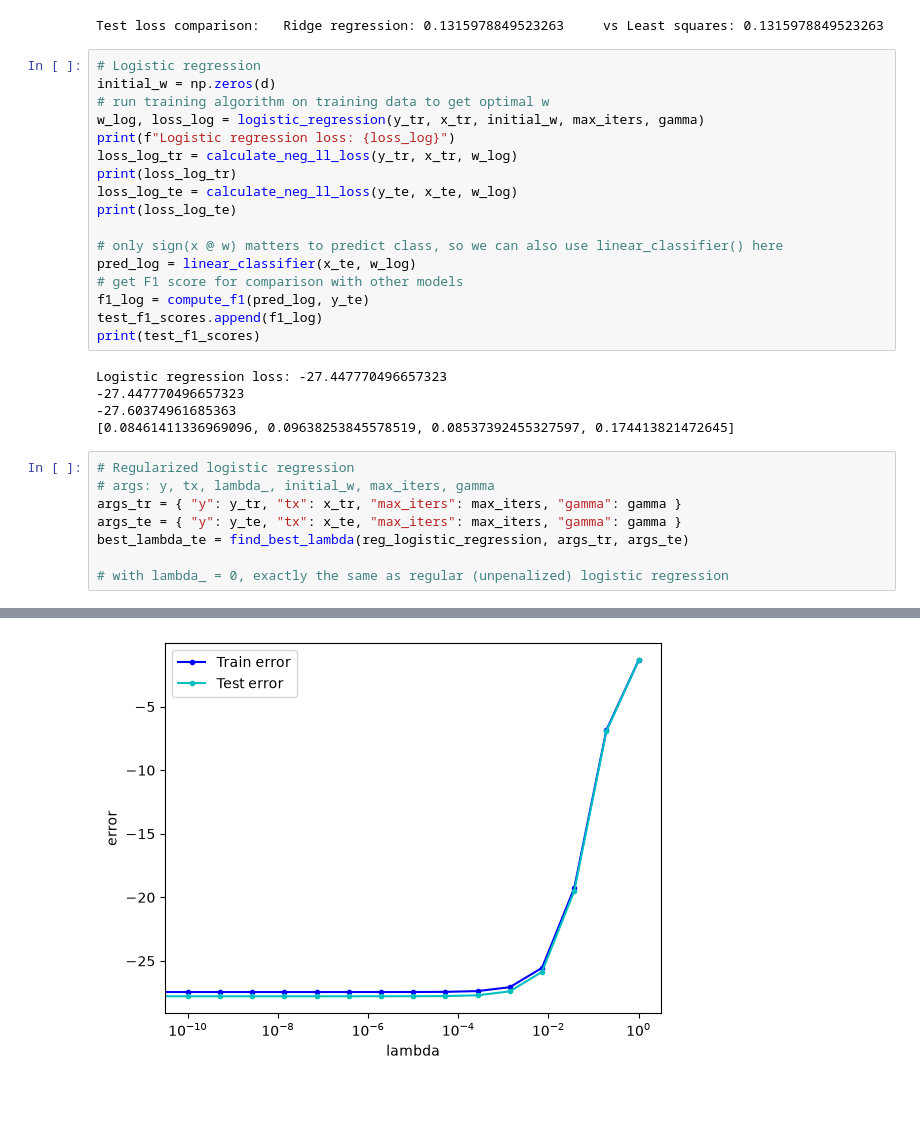
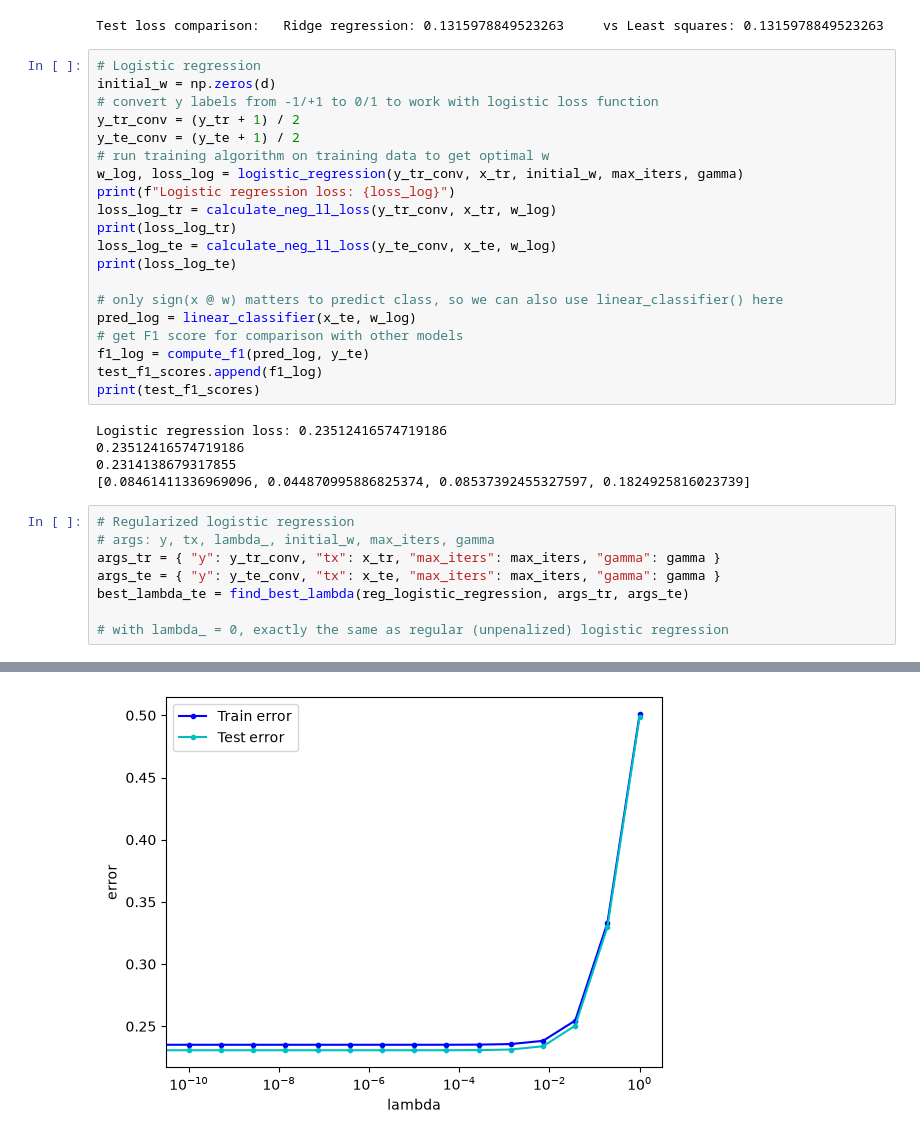
Before and after one commit to cheimatouihri/ML_PROJECT_CVD, a Jupyter notebook: asawyer_proj1_experimentation.ipynb, the cells around one changed output, grey strips where cells are left out. Cells and saved outputs as stored; diff of their text form; blank space fills up the shorter version.

Commit message:
update figure

```diff
--- a/asawyer_proj1_experimentation.ipynb
+++ b/asawyer_proj1_experimentation.ipynb
@@ -264,12 +265,15 @@ Test loss comparison:   Ridge regression: 0.1315978849523263     vs Least square
 # %%
 # Logistic regression
 initial_w = np.zeros(d)
+# convert y labels from -1/+1 to 0/1 to work with logistic loss function
+y_tr_conv = (y_tr + 1) / 2
+y_te_conv = (y_te + 1) / 2
 # run training algorithm on training data to get optimal w
-w_log, loss_log = logistic_regression(y_tr, x_tr, initial_w, max_iters, gamma)
+w_log, loss_log = logistic_regression(y_tr_conv, x_tr, initial_w, max_iters, gamma)
 print(f"Logistic regression loss: {loss_log}")
-loss_log_tr = calculate_neg_ll_loss(y_tr, x_tr, w_log)
+loss_log_tr = calculate_neg_ll_loss(y_tr_conv, x_tr, w_log)
 print(loss_log_tr)
-loss_log_te = calculate_neg_ll_loss(y_te, x_te, w_log)
+loss_log_te = calculate_neg_ll_loss(y_te_conv, x_te, w_log)
 print(loss_log_te)
 
 # only sign(x @ w) matters to predict class, so we can also use linear_classifier() here
@@ -279,15 +283,15 @@ f1_log = compute_f1(pred_log, y_te)
 test_f1_scores.append(f1_log)
 print(test_f1_scores)
 # %% [output]
-Logistic regression loss: -27.447770496657323
--27.447770496657323
--27.60374961685363
-[0.08461411336969096, 0.09638253845578519, 0.08537392455327597, 0.174413821472645]
+Logistic regression loss: 0.23512416574719186
+0.23512416574719186
+0.2314138679317855
+[0.08461411336969096, 0.044870995886825374, 0.08537392455327597, 0.1824925816023739]
 # %%
 # Regularized logistic regression
 # args: y, tx, lambda_, initial_w, max_iters, gamma
-args_tr = { "y": y_tr, "tx": x_tr, "max_iters": max_iters, "gamma": gamma }
-args_te = { "y": y_te, "tx": x_te, "max_iters": max_iters, "gamma": gamma }
+args_tr = { "y": y_tr_conv, "tx": x_tr, "max_iters": max_iters, "gamma": gamma }
+args_te = { "y": y_te_conv, "tx": x_te, "max_iters": max_iters, "gamma": gamma }
 best_lambda_te = find_best_lambda(reg_logistic_regression, args_tr, args_te)
 
 # with lambda_ = 0, exactly the same as regular (unpenalized) logistic regression
@@ -311,5 +315,5 @@ Lambda: 1.0     Training loss: -1.3491546048360463      Test loss: -1.3680610973
 Best lambda values:     Train: 0.0 at idx 0     Test: 0.0 at idx 0
-[figure, old version]
+[figure, new version]
 # %%
 # compare models
 
```
Also changed, not shown: parts of 4 cells of this notebook.
